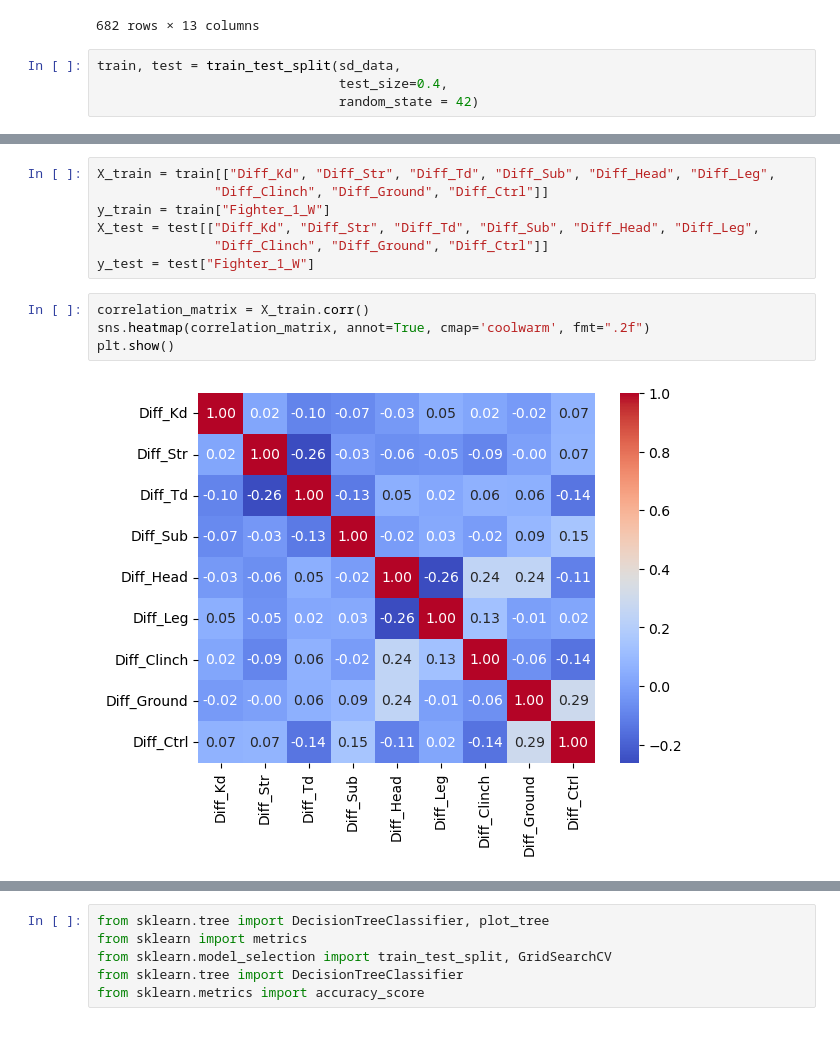
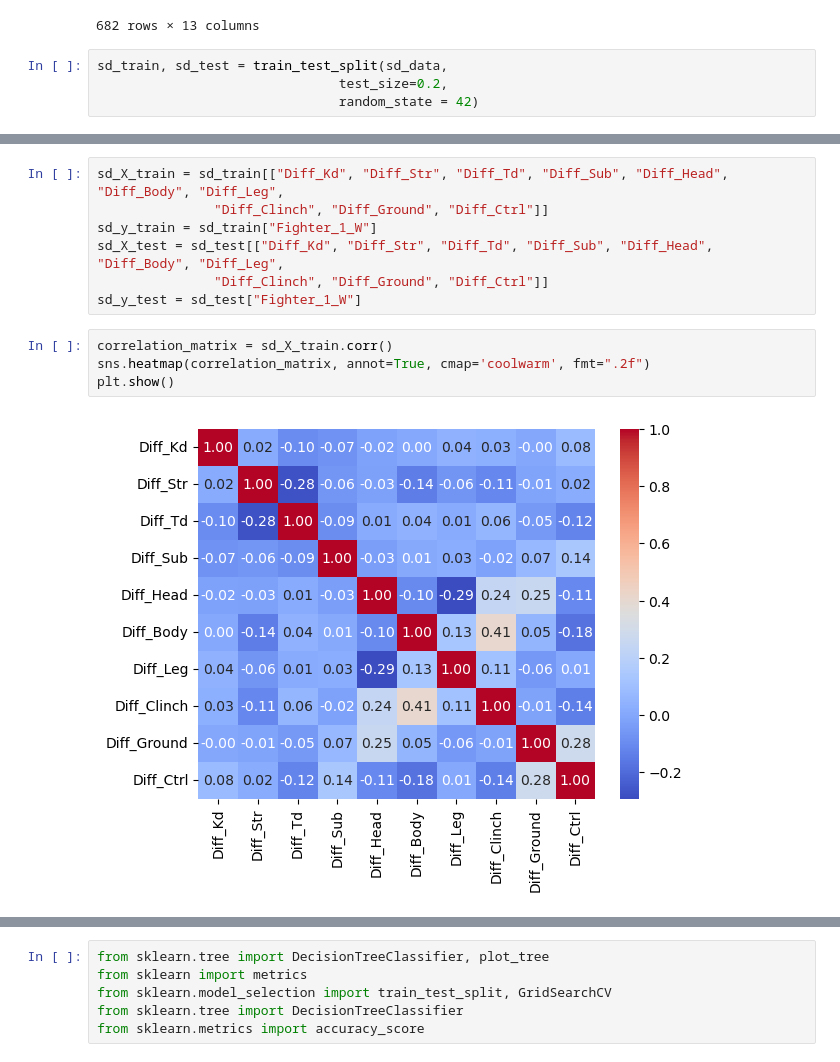
Before and after one commit to jcollopy-tulane/jcollopy-tulane.github.io, a Jupyter notebook: UFC_Fight_Project.ipynb, the cells around one changed output, grey strips where cells are left out. Saved outputs shown, nothing was run; the diff lists cells and outputs as text.

```diff
--- a/UFC_Fight_Project.ipynb
+++ b/UFC_Fight_Project.ipynb
@@ -1566,6 +1496,6 @@ sd_data
 | 3301 | S-DEC | 0 | 2 | 6 | -1 | -9 | 5 | 2 | 4 | ... |
 682 rows × 13 columns
 # %%
-train, test = train_test_split(sd_data,
-                               test_size=0.4,
+sd_train, sd_test = train_test_split(sd_data,
+                               test_size=0.2,
                                random_state = 42)
@@ -1572,14 +1518,14 @@ train, test = train_test_split(sd_data,
 # %%
-X_train = train[["Diff_Kd", "Diff_Str", "Diff_Td", "Diff_Sub", "Diff_Head", "Diff_Leg",
+sd_X_train = sd_train[["Diff_Kd", "Diff_Str", "Diff_Td", "Diff_Sub", "Diff_Head", "Diff_Body", "Diff_Leg",
                "Diff_Clinch", "Diff_Ground", "Diff_Ctrl"]]
-y_train = train["Fighter_1_W"]
-X_test = test[["Diff_Kd", "Diff_Str", "Diff_Td", "Diff_Sub", "Diff_Head", "Diff_Leg",
+sd_y_train = sd_train["Fighter_1_W"]
+sd_X_test = sd_test[["Diff_Kd", "Diff_Str", "Diff_Td", "Diff_Sub", "Diff_Head", "Diff_Body", "Diff_Leg",
                "Diff_Clinch", "Diff_Ground", "Diff_Ctrl"]]
-y_test = test["Fighter_1_W"]
+sd_y_test = sd_test["Fighter_1_W"]
 # %%
-correlation_matrix = X_train.corr()
+correlation_matrix = sd_X_train.corr()
 sns.heatmap(correlation_matrix, annot=True, cmap='coolwarm', fmt=".2f")
 plt.show()
 # %% [output]
-[figure, old version]
+[figure, new version]
 # %%
```
Also changed, not shown: parts of 31 cells of this notebook.
